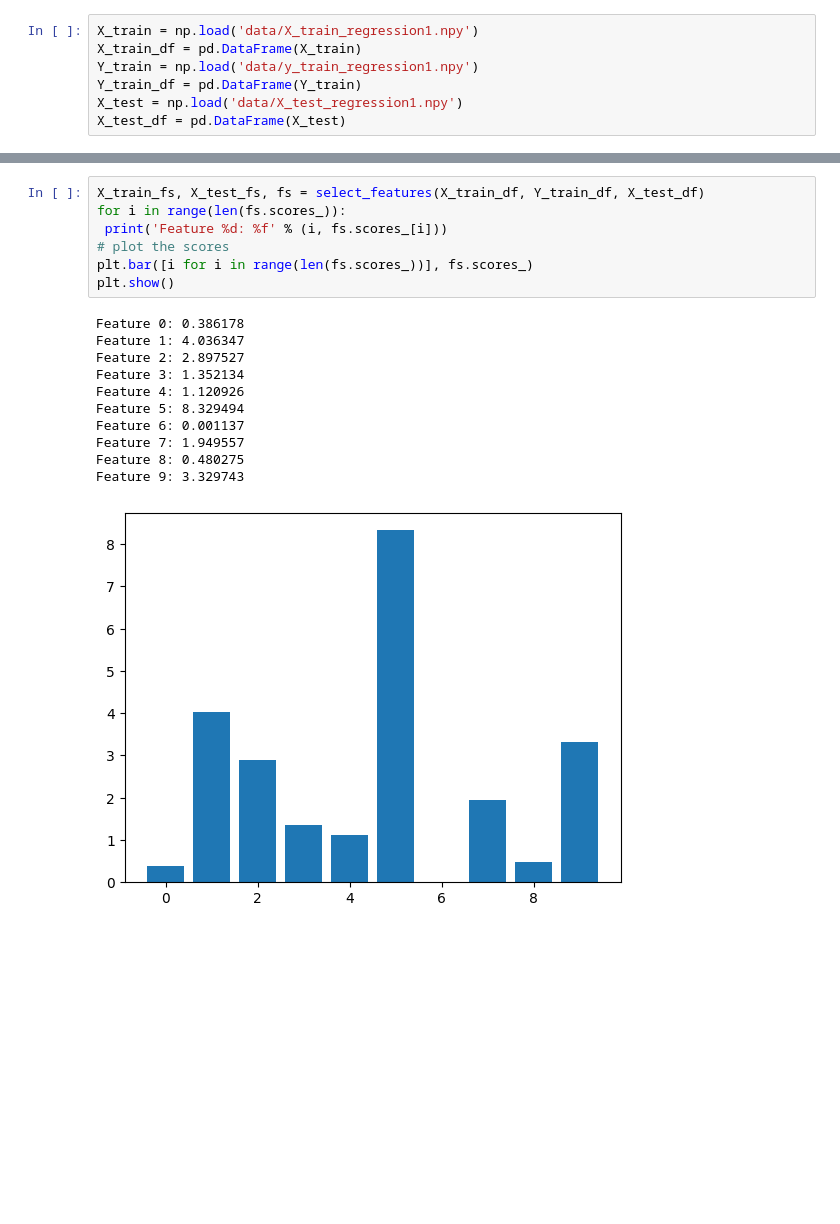
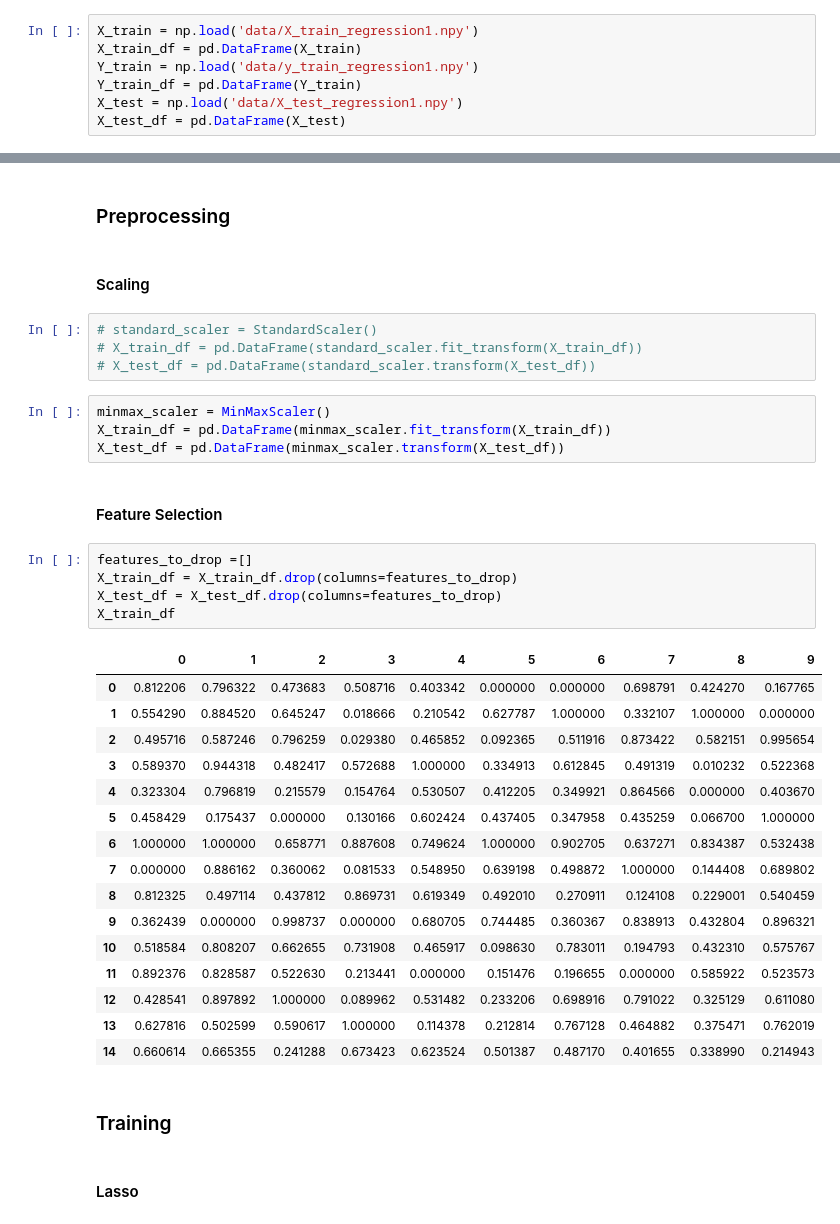
Before and after one commit to marianaserrao/ml-project, a Jupyter notebook: regression.ipynb, the cells around one changed output, grey strips where cells are left out. Drawn from its saved outputs; the diff is of its cells as text; blank space fills up the shorter version.

```diff
--- a/regression.ipynb
+++ b/regression.ipynb
@@ -34,19 +85,40 @@ def select_features(X_train, y_train, X_test):
-# %%
-X_train_fs, X_test_fs, fs = select_features(X_train_df, Y_train_df, X_test_df)
-for i in range(len(fs.scores_)):
- print('Feature %d: %f' % (i, fs.scores_[i]))
-# plot the scores
-plt.bar([i for i in range(len(fs.scores_))], fs.scores_)
-plt.show()
-# %% [output]
-Feature 0: 0.386178
-Feature 1: 4.036347
-Feature 2: 2.897527
-Feature 3: 1.352134
-Feature 4: 1.120926
-Feature 5: 8.329494
-Feature 6: 0.001137
-Feature 7: 1.949557
-Feature 8: 0.480275
-Feature 9: 3.329743
-[figure, removed]
+# %% [markdown]
+### Preprocessing
+# %% [markdown]
+#### Scaling
+# %%
+# standard_scaler = StandardScaler()
+# X_train_df = pd.DataFrame(standard_scaler.fit_transform(X_train_df))
+# X_test_df = pd.DataFrame(standard_scaler.transform(X_test_df))
+# %%
+minmax_scaler = MinMaxScaler()
+X_train_df = pd.DataFrame(minmax_scaler.fit_transform(X_train_df))
+X_test_df = pd.DataFrame(minmax_scaler.transform(X_test_df))
+# %% [markdown]
+#### Feature Selection
+# %%
+features_to_drop =[]
+X_train_df = X_train_df.drop(columns=features_to_drop)
+X_test_df = X_test_df.drop(columns=features_to_drop)
+X_train_df
+# %% [output]
+|  | 0 | 1 | 2 | 3 | 4 | 5 | 6 | 7 | 8 | 9 |
+| 0 | 0.812206 | 0.796322 | 0.473683 | 0.508716 | 0.403342 | 0.000000 | 0.000000 | 0.698791 | 0.424270 | 0.167765 |
+| 1 | 0.554290 | 0.884520 | 0.645247 | 0.018666 | 0.210542 | 0.627787 | 1.000000 | 0.332107 | 1.000000 | 0.000000 |
+| 2 | 0.495716 | 0.587246 | 0.796259 | 0.029380 | 0.465852 | 0.092365 | 0.511916 | 0.873422 | 0.582151 | 0.995654 |
+| 3 | 0.589370 | 0.944318 | 0.482417 | 0.572688 | 1.000000 | 0.334913 | 0.612845 | 0.491319 | 0.010232 | 0.522368 |
+| 4 | 0.323304 | 0.796819 | 0.215579 | 0.154764 | 0.530507 | 0.412205 | 0.349921 | 0.864566 | 0.000000 | 0.403670 |
+| 5 | 0.458429 | 0.175437 | 0.000000 | 0.130166 | 0.602424 | 0.437405 | 0.347958 | 0.435259 | 0.066700 | 1.000000 |
+| 6 | 1.000000 | 1.000000 | 0.658771 | 0.887608 | 0.749624 | 1.000000 | 0.902705 | 0.637271 | 0.834387 | 0.532438 |
+| 7 | 0.000000 | 0.886162 | 0.360062 | 0.081533 | 0.548950 | 0.639198 | 0.498872 | 1.000000 | 0.144408 | 0.689802 |
+| 8 | 0.812325 | 0.497114 | 0.437812 | 0.869731 | 0.619349 | 0.492010 | 0.270911 | 0.124108 | 0.229001 | 0.540459 |
+| 9 | 0.362439 | 0.000000 | 0.998737 | 0.000000 | 0.680705 | 0.744485 | 0.360367 | 0.838913 | 0.432804 | 0.896321 |
+| 10 | 0.518584 | 0.808207 | 0.662655 | 0.731908 | 0.465917 | 0.098630 | 0.783011 | 0.194793 | 0.432310 | 0.575767 |
+| 11 | 0.892376 | 0.828587 | 0.522630 | 0.213441 | 0.000000 | 0.151476 | 0.196655 | 0.000000 | 0.585922 | 0.523573 |
+| 12 | 0.428541 | 0.897892 | 1.000000 | 0.089962 | 0.531482 | 0.233206 | 0.698916 | 0.791022 | 0.325129 | 0.611080 |
+| 13 | 0.627816 | 0.502599 | 0.590617 | 1.000000 | 0.114378 | 0.212814 | 0.767128 | 0.464882 | 0.375471 | 0.762019 |
+| 14 | 0.660614 | 0.665355 | 0.241288 | 0.673423 | 0.623524 | 0.501387 | 0.487170 | 0.401655 | 0.338990 | 0.214943 |
+# %% [markdown]
+### Training
+# %% [markdown]
+#### Lasso
```
Also changed, not shown: parts of 17 cells of this notebook.
